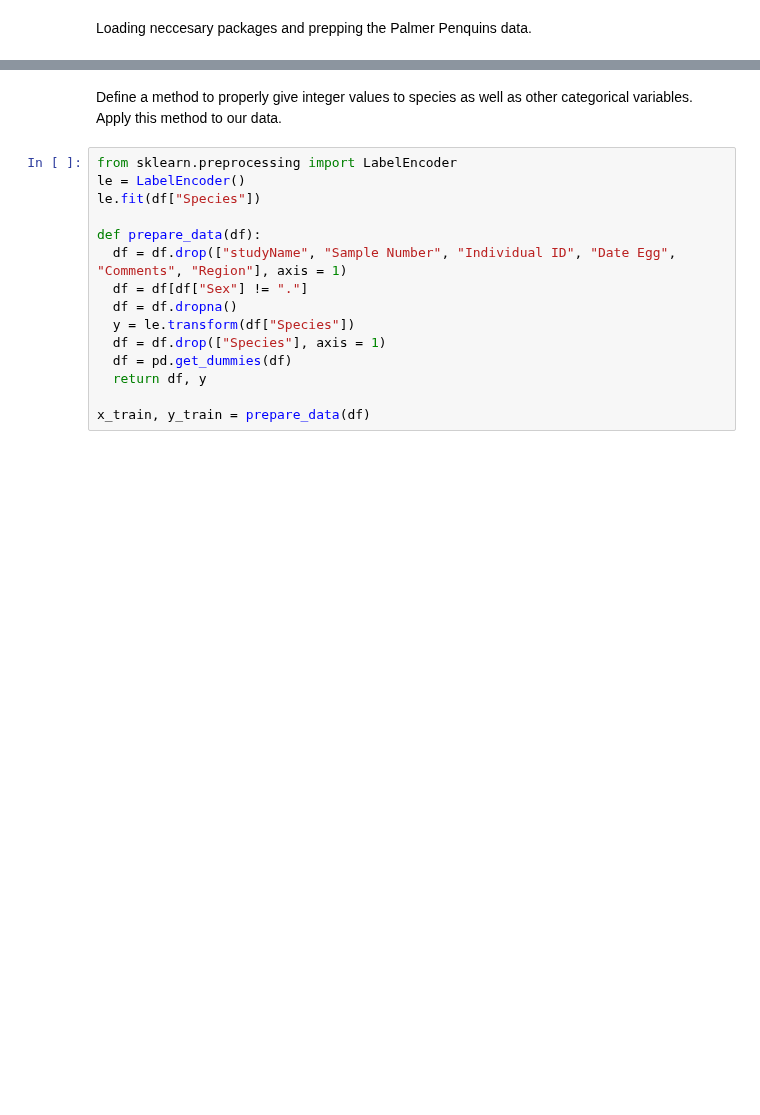
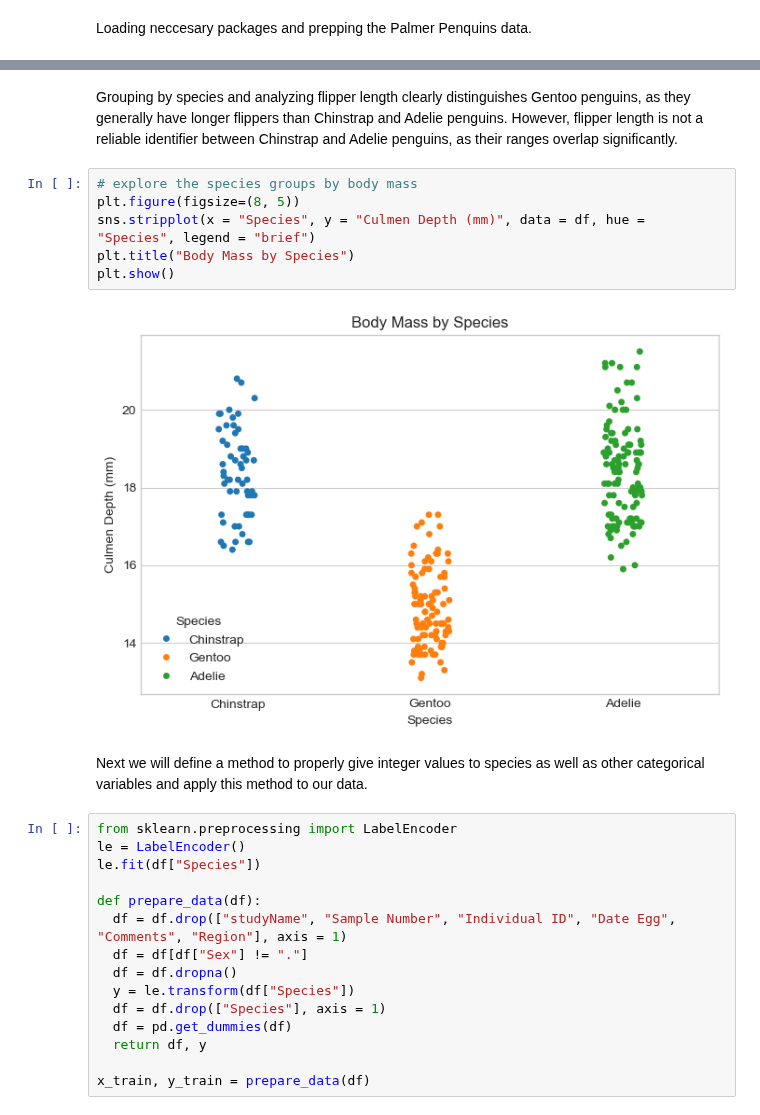
Before and after one commit to Nibsquatch/Nibsquatch.github.io, a Jupyter notebook: posts/example-blog-post/index.ipynb, the cells around one changed output, grey strips where cells are left out. Cells and saved outputs as stored; diff of their text form; blank space fills up the shorter version.

```diff
--- a/posts/example-blog-post/index.ipynb
+++ b/posts/example-blog-post/index.ipynb
@@ -33,5 +58,15 @@ df.head()
+# %% [markdown]
+Grouping by species and analyzing flipper length clearly distinguishes Gentoo penguins, as they generally have longer flippers than Chinstrap and Adelie penguins. However, flipper length is not a reliable identifier between Chinstrap and Adelie penguins, as their ranges overlap significantly.
+# %%
+# explore the species groups by body mass
+plt.figure(figsize=(8, 5))
+sns.stripplot(x = "Species", y = "Culmen Depth (mm)", data = df, hue = "Species", legend = "brief")
+plt.title("Body Mass by Species")
+plt.show()
+# %% [output]
+[figure, added]
 # %% [markdown]
-Define a method to properly give integer values to species as well as other categorical variables. Apply this method to our data.
+Next we will define a method to properly give integer values to species as well as other categorical variables and apply this method to our data.
 # %%
 from sklearn.preprocessing import LabelEncoder
 le = LabelEncoder()
```
Also changed, not shown: parts of 4 cells of this notebook.
